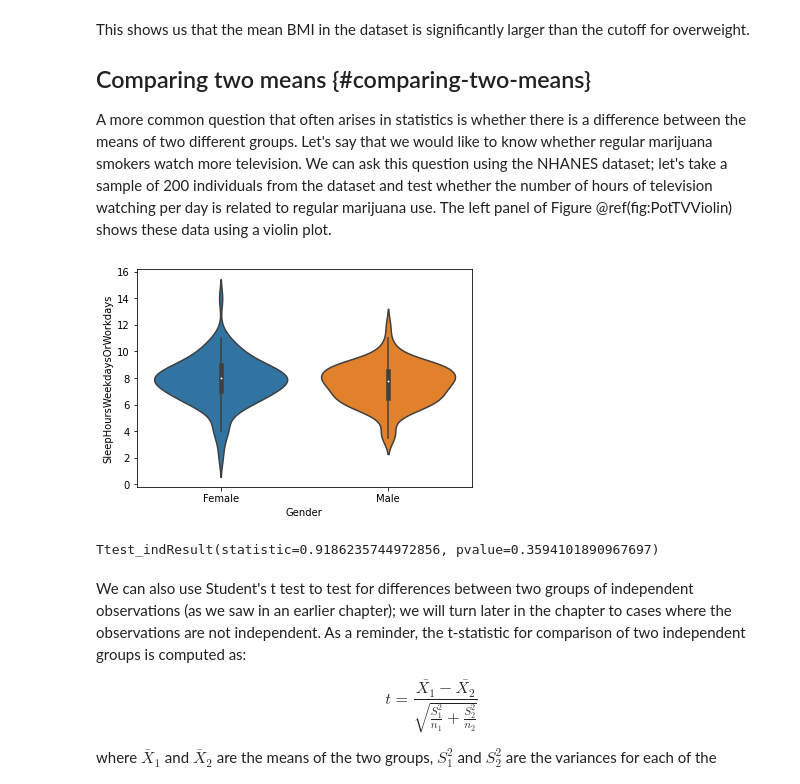
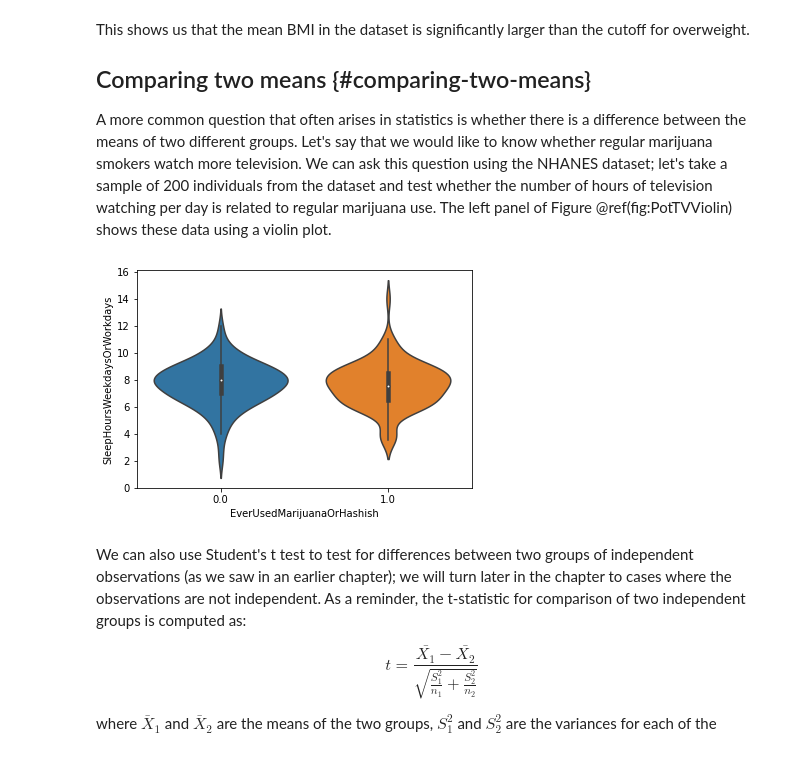
Before and after one commit to john-s-butler-dit/statsthinking21-python, a Jupyter notebook: notebooks/15-ComparingMeans.ipynb, the cells around one changed output. Drawn from its saved outputs; the diff is of its cells as text; code cells hidden in the pictures.

Commit message:
Second draft 15-ComparingMeans

```diff
--- a/notebooks/15-ComparingMeans.ipynb
+++ b/notebooks/15-ComparingMeans.ipynb
@@ -70,31 +72,10 @@ A more common question that often arises in statistics is whether there is a dif
 # %%
 # In the R code it was TVHrsDay
 
 adult_nhanes_data=adult_nhanes_data.dropna(subset=['EverUsedMarijuanaOrHashish','SleepHoursWeekdaysOrWorkdays']) # Removing NA's
 adult_nhames_sample=adult_nhanes_data.sample(n=200, random_state=0)
 adult_nhames_sample['GenderNum']=adult_nhames_sample['Gender']=='Female'
 adult_nhames_sample=adult_nhames_sample[['GenderNum','Gender','SleepHoursWeekdaysOrWorkdays','EverUsedMarijuanaOrHashish']]
-ax = sns.violinplot(x=adult_nhames_sample['Gender'],y=adult_nhames_sample['SleepHoursWeekdaysOrWorkdays'])
+ax = sns.violinplot(x=adult_nhames_sample['EverUsedMarijuanaOrHashish'],y=adult_nhames_sample['SleepHoursWeekdaysOrWorkdays'])
 # %% [output]
-[figure, old version]
+[figure, new version]
-# %%
-Group1 = adult_nhames_sample.loc[adult_nhames_sample['Gender']=='Female']
-Group2 = adult_nhames_sample.loc[adult_nhames_sample['Gender']=='Male']
-
-#Group1 =adult_nhames_sample.query('GenderNum==True').sample(200, random_state=2)
-#Group2 =adult_nhames_sample.query('Gender==Male').sample(200, random_state=2)
-
-
-# clean up smoking variables
-#adult_nhanes_data.loc[adult_nhanes_data['SmokedAtLeast100CigarettesInLife'] == 0, 'DoYouNowSmokeCigarettes'] = 'Not at all'
-#adult_nhanes_data.loc[:, 'SmokeNow'] = adult_nhanes_data['DoYouNowSmokeCigarettes'] != 'Not at all'
-
-# Create average alcohol consumption variable between the two dietary recalls
-#adult_nhanes_data.loc[:, 'AvgAlcohol'] = adult_nhanes_data[['AlcoholGm_DR1TOT', 'AlcoholGm_DR2TOT']].mean(1)
-#adult_nhanes_data = adult_nhanes_data.dropna(subset=['AvgAlcohol'])
-
-#sample_size_per_group = 150
-
-stats.ttest_ind(Group1['SleepHoursWeekdaysOrWorkdays'], Group2['SleepHoursWeekdaysOrWorkdays'])
-# %% [output]
-Ttest_indResult(statistic=0.9186235744972856, pvalue=0.3594101890967697)
```
Also changed, not shown: parts of 23 cells of this notebook, 2 other files.
